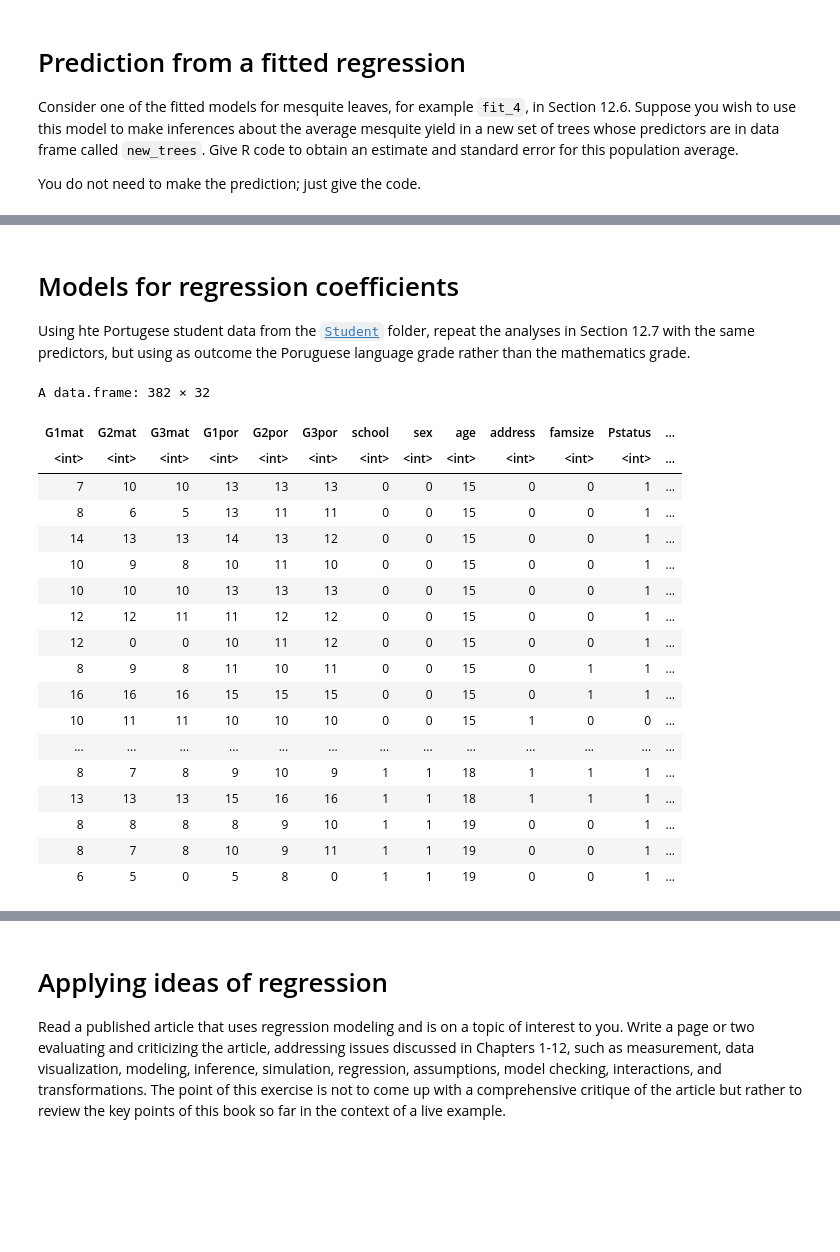
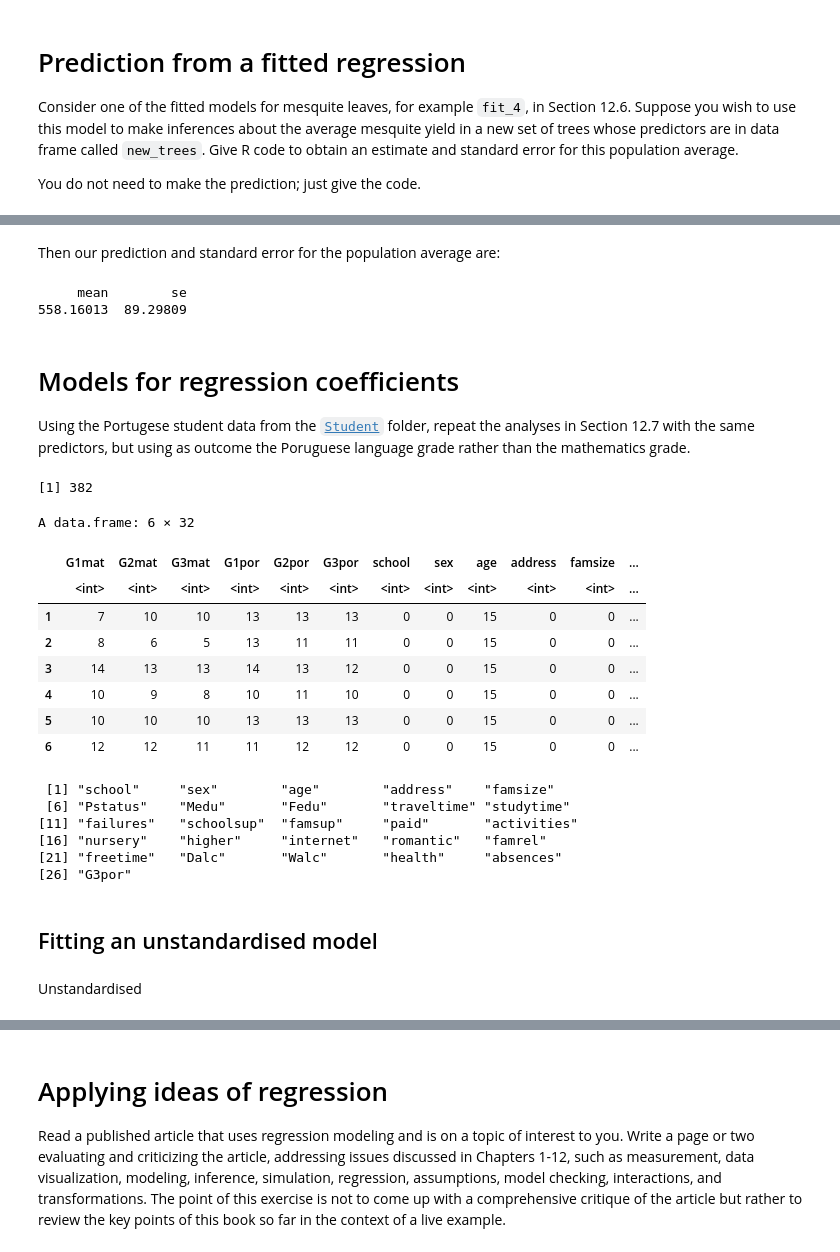
Before and after one commit to EdwardJRoss/regression_stories, a Jupyter notebook: Chapter 12 Exercises.ipynb, the cells around one changed output, grey strips where cells are left out. Saved outputs shown, nothing was run; the diff lists cells and outputs as text; code cells hidden in the pictures; blank space fills up the shorter version.

```diff
--- a/Chapter 12 Exercises.ipynb
+++ b/Chapter 12 Exercises.ipynb
@@ -339,32 +1681,43 @@ new_trees <- sample(mesquite, 20, TRUE)
+# %% [markdown]
+Then our prediction and standard error for the population average are:
+# %%
+c(mean=mean(predictions_average_yield), se=sd(predictions_average_yield))
+# %% [output]
+     mean        se
+558.16013  89.29809
 # %% [markdown]
 # Models for regression coefficients
 
-Using hte Portugese student data from the [`Student`](https://github.com/avehtari/ROS-Examples/tree/master/Student) folder, repeat the analyses in Section 12.7 with the same predictors, but using as outcome the Poruguese language grade rather than the mathematics grade.
+Using the Portugese student data from the [`Student`](https://github.com/avehtari/ROS-Examples/tree/master/Student) folder, repeat the analyses in Section 12.7 with the same predictors, but using as outcome the Poruguese language grade rather than the mathematics grade.
 # %%
 filename <- "./data/Student/student-merged.csv"
 
 download_if_missing(filename,
                     'https://raw.githubusercontent.com/avehtari/ROS-Examples/master/Student/data/student-merged.csv')
 student <- read.csv(filename)
 
-student
+print(nrow(student))
+student %>%head()
 # %% [output]
-A data.frame: 382 × 32
+[1] 382
+A data.frame: 6 × 32
-| G1mat | G2mat | G3mat | G1por | G2por | G3por | school | sex | age | address | famsize | Pstatus | ... |
-| <int> | <int> | <int> | <int> | <int> | <int> | <int> | <int> | <int> | <int> | <int> | <int> | ... |
-| 7 | 10 | 10 | 13 | 13 | 13 | 0 | 0 | 15 | 0 | 0 | 1 | ... |
-| 8 | 6 | 5 | 13 | 11 | 11 | 0 | 0 | 15 | 0 | 0 | 1 | ... |
-| 14 | 13 | 13 | 14 | 13 | 12 | 0 | 0 | 15 | 0 | 0 | 1 | ... |
-| 10 | 9 | 8 | 10 | 11 | 10 | 0 | 0 | 15 | 0 | 0 | 1 | ... |
-| 10 | 10 | 10 | 13 | 13 | 13 | 0 | 0 | 15 | 0 | 0 | 1 | ... |
-| 12 | 12 | 11 | 11 | 12 | 12 | 0 | 0 | 15 | 0 | 0 | 1 | ... |
-| 12 | 0 | 0 | 10 | 11 | 12 | 0 | 0 | 15 | 0 | 0 | 1 | ... |
-| 8 | 9 | 8 | 11 | 10 | 11 | 0 | 0 | 15 | 0 | 1 | 1 | ... |
-| 16 | 16 | 16 | 15 | 15 | 15 | 0 | 0 | 15 | 0 | 1 | 1 | ... |
-| 10 | 11 | 11 | 10 | 10 | 10 | 0 | 0 | 15 | 1 | 0 | 0 | ... |
-| ... | ... | ... | ... | ... | ... | ... | ... | ... | ... | ... | ... | ... |
-| 8 | 7 | 8 | 9 | 10 | 9 | 1 | 1 | 18 | 1 | 1 | 1 | ... |
-| 13 | 13 | 13 | 15 | 16 | 16 | 1 | 1 | 18 | 1 | 1 | 1 | ... |
-| 8 | 8 | 8 | 8 | 9 | 10 | 1 | 1 | 19 | 0 | 0 | 1 | ... |
-| 8 | 7 | 8 | 10 | 9 | 11 | 1 | 1 | 19 | 0 | 0 | 1 | ... |
-| 6 | 5 | 0 | 5 | 8 | 0 | 1 | 1 | 19 | 0 | 0 | 1 | ... |
+|  | G1mat | G2mat | G3mat | G1por | G2por | G3por | school | sex | age | address | famsize | ... |
+|  | <int> | <int> | <int> | <int> | <int> | <int> | <int> | <int> | <int> | <int> | <int> | ... |
+| 1 | 7 | 10 | 10 | 13 | 13 | 13 | 0 | 0 | 15 | 0 | 0 | ... |
+| 2 | 8 | 6 | 5 | 13 | 11 | 11 | 0 | 0 | 15 | 0 | 0 | ... |
+| 3 | 14 | 13 | 13 | 14 | 13 | 12 | 0 | 0 | 15 | 0 | 0 | ... |
+| 4 | 10 | 9 | 8 | 10 | 11 | 10 | 0 | 0 | 15 | 0 | 0 | ... |
+| 5 | 10 | 10 | 10 | 13 | 13 | 13 | 0 | 0 | 15 | 0 | 0 | ... |
+| 6 | 12 | 12 | 11 | 11 | 12 | 12 | 0 | 0 | 15 | 0 | 0 | ... |
+# %%
+student_G3por <- student %>% select(-starts_with('G') | "G3por")
+colnames(student_G3por)
+# %% [output]
+ [1] "school"     "sex"        "age"        "address"    "famsize"
+ [6] "Pstatus"    "Medu"       "Fedu"       "traveltime" "studytime"
+[11] "failures"   "schoolsup"  "famsup"     "paid"       "activities"
+[16] "nursery"    "higher"     "internet"   "romantic"   "famrel"
+[21] "freetime"   "Dalc"       "Walc"       "health"     "absences"
+[26] "G3por"
+# %% [markdown]
+## Fitting an unstandardised model
@@ -370,0 +1728,2 @@ A data.frame: 382 × 32
+# %% [markdown]
+Unstandardised
```
Also changed, not shown: parts of 236 cells of this notebook, 1 other file.
